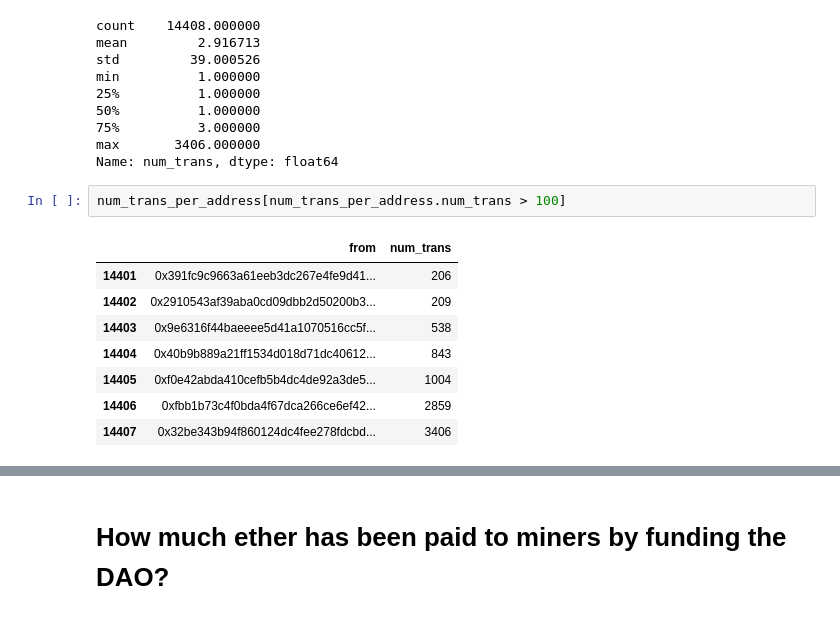
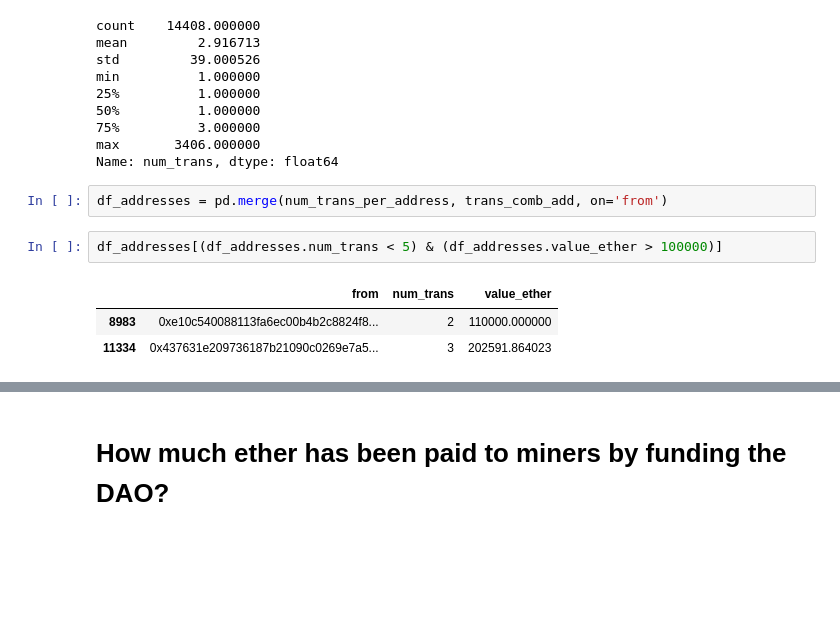
Before and after one commit to corpetty/TBP_metrics, a Jupyter notebook: various_visualizations/dao_transactions/DAO Transaction Anaylsis.ipynb, the cells around one changed output, grey strips where cells are left out. Cells and saved outputs as stored; diff of their text form; blank space fills up the shorter version.

```diff
--- a/various_visualizations/dao_transactions/DAO Transaction Anaylsis.ipynb
+++ b/various_visualizations/dao_transactions/DAO Transaction Anaylsis.ipynb
@@ -196,14 +187,11 @@ min          1.000000
 75%          3.000000
 max       3406.000000
 Name: num_trans, dtype: float64
-# %%
-num_trans_per_address[num_trans_per_address.num_trans > 100]
-# %% [output]
-|  | from | num_trans |
-| 14401 | 0x391fc9c9663a61eeb3dc267e4fe9d41... | 206 |
-| 14402 | 0x2910543af39aba0cd09dbb2d50200b3... | 209 |
-| 14403 | 0x9e6316f44baeeee5d41a1070516cc5f... | 538 |
-| 14404 | 0x40b9b889a21ff1534d018d71dc40612... | 843 |
-| 14405 | 0xf0e42abda410cefb5b4dc4de92a3de5... | 1004 |
-| 14406 | 0xfbb1b73c4f0bda4f67dca266ce6ef42... | 2859 |
-| 14407 | 0x32be343b94f860124dc4fee278fdcbd... | 3406 |
+# %%
+df_addresses = pd.merge(num_trans_per_address, trans_comb_add, on='from')
+# %%
+df_addresses[(df_addresses.num_trans < 5) & (df_addresses.value_ether > 100000)]
+# %% [output]
+|  | from | num_trans | value_ether |
+| 8983 | 0xe10c540088113fa6ec00b4b2c8824f8... | 2 | 110000.000000 |
+| 11334 | 0x437631e209736187b21090c0269e7a5... | 3 | 202591.864023 |
```
Also changed, not shown: parts of 11 cells of this notebook, 18 other files.
